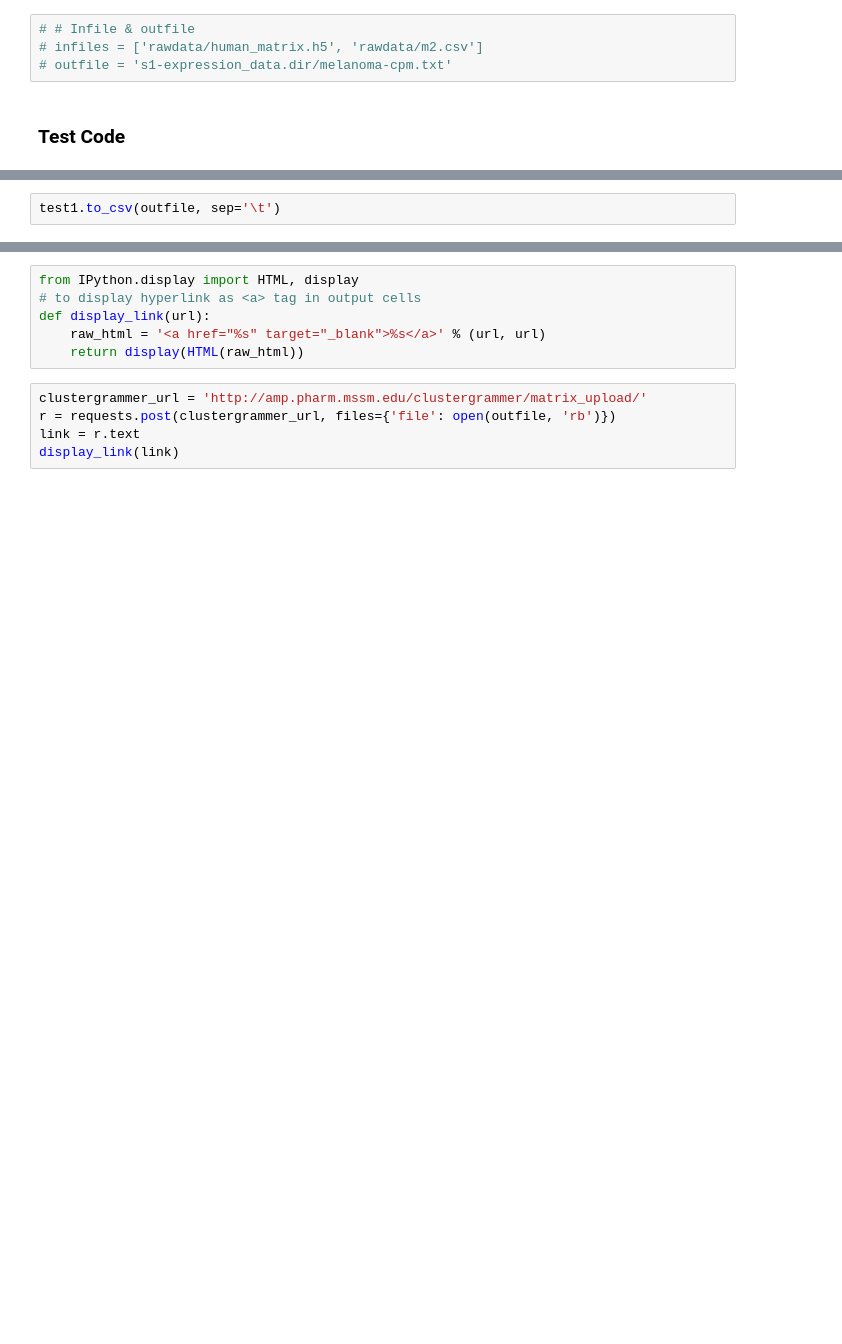
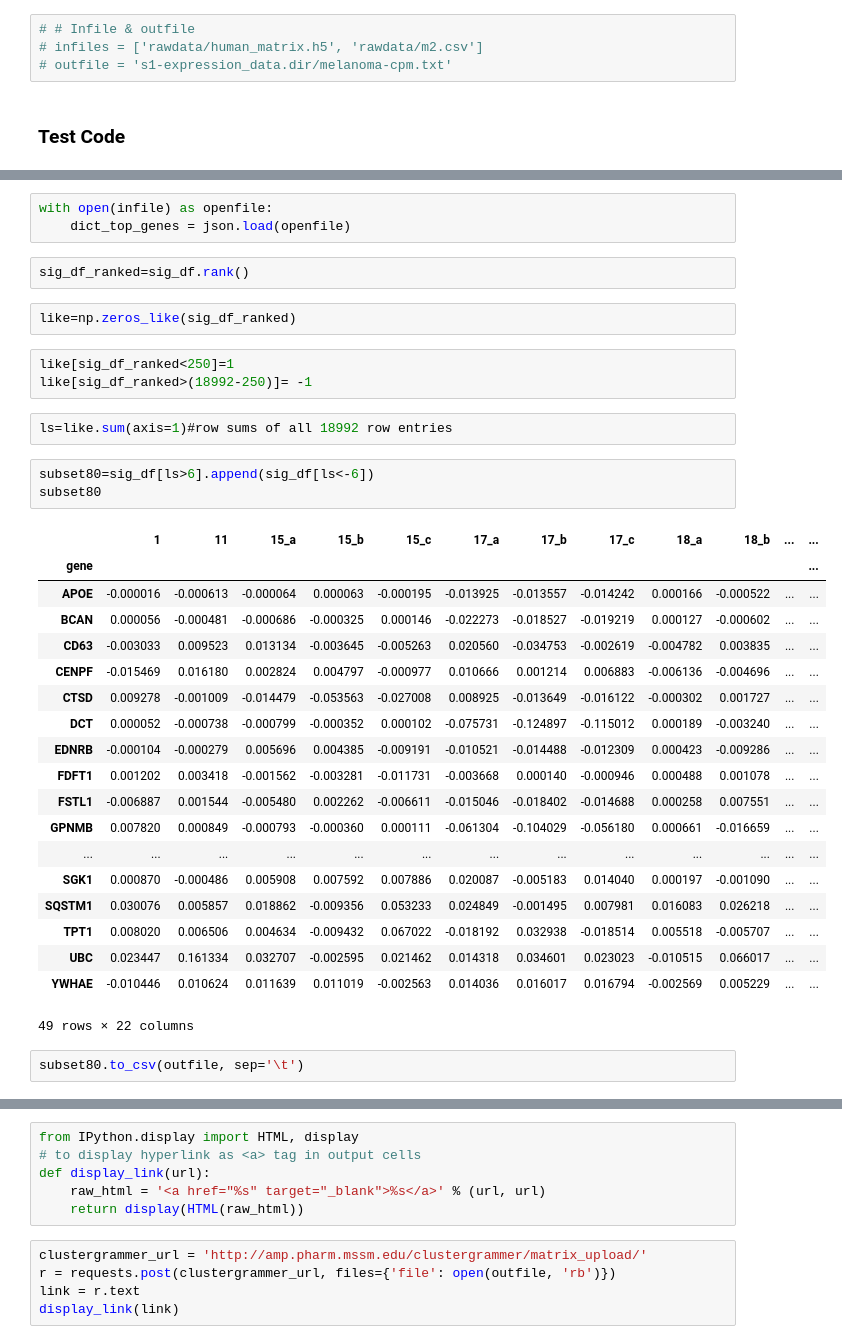
Before and after one commit to MaayanLab/human-melanoma-signature, a Jupyter notebook: pipeline/notebooks/Development.ipynb, the cells around one changed output, grey strips where cells are left out. Cells and saved outputs as stored; diff of their text form; blank space fills up the shorter version.

Commit message:
add funtion that's less stringent definition on 'intersection' genes

```diff
--- a/pipeline/notebooks/Development.ipynb
+++ b/pipeline/notebooks/Development.ipynb
@@ -152,2 +65,37 @@ test1
+# %%
+with open(infile) as openfile:
+    dict_top_genes = json.load(openfile)
+# %%
+sig_df_ranked=sig_df.rank()
+# %%
+like=np.zeros_like(sig_df_ranked)
+# %%
+like[sig_df_ranked<250]=1
+like[sig_df_ranked>(18992-250)]= -1
+# %%
+ls=like.sum(axis=1)#row sums of all 18992 row entries
+# %%
+subset80=sig_df[ls>6].append(sig_df[ls<-6])
+subset80
+# %% [output]
+|  | 1 | 11 | 15_a | 15_b | 15_c | 17_a | 17_b | 17_c | 18_a | 18_b | ... | ... |
+| gene |  |  |  |  |  |  |  |  |  |  |  | ... |
+| APOE | -0.000016 | -0.000613 | -0.000064 | 0.000063 | -0.000195 | -0.013925 | -0.013557 | -0.014242 | 0.000166 | -0.000522 | ... | ... |
+| BCAN | 0.000056 | -0.000481 | -0.000686 | -0.000325 | 0.000146 | -0.022273 | -0.018527 | -0.019219 | 0.000127 | -0.000602 | ... | ... |
+| CD63 | -0.003033 | 0.009523 | 0.013134 | -0.003645 | -0.005263 | 0.020560 | -0.034753 | -0.002619 | -0.004782 | 0.003835 | ... | ... |
+| CENPF | -0.015469 | 0.016180 | 0.002824 | 0.004797 | -0.000977 | 0.010666 | 0.001214 | 0.006883 | -0.006136 | -0.004696 | ... | ... |
+| CTSD | 0.009278 | -0.001009 | -0.014479 | -0.053563 | -0.027008 | 0.008925 | -0.013649 | -0.016122 | -0.000302 | 0.001727 | ... | ... |
+| DCT | 0.000052 | -0.000738 | -0.000799 | -0.000352 | 0.000102 | -0.075731 | -0.124897 | -0.115012 | 0.000189 | -0.003240 | ... | ... |
+| EDNRB | -0.000104 | -0.000279 | 0.005696 | 0.004385 | -0.009191 | -0.010521 | -0.014488 | -0.012309 | 0.000423 | -0.009286 | ... | ... |
+| FDFT1 | 0.001202 | 0.003418 | -0.001562 | -0.003281 | -0.011731 | -0.003668 | 0.000140 | -0.000946 | 0.000488 | 0.001078 | ... | ... |
+| FSTL1 | -0.006887 | 0.001544 | -0.005480 | 0.002262 | -0.006611 | -0.015046 | -0.018402 | -0.014688 | 0.000258 | 0.007551 | ... | ... |
+| GPNMB | 0.007820 | 0.000849 | -0.000793 | -0.000360 | 0.000111 | -0.061304 | -0.104029 | -0.056180 | 0.000661 | -0.016659 | ... | ... |
+| ... | ... | ... | ... | ... | ... | ... | ... | ... | ... | ... | ... | ... |
+| SGK1 | 0.000870 | -0.000486 | 0.005908 | 0.007592 | 0.007886 | 0.020087 | -0.005183 | 0.014040 | 0.000197 | -0.001090 | ... | ... |
+| SQSTM1 | 0.030076 | 0.005857 | 0.018862 | -0.009356 | 0.053233 | 0.024849 | -0.001495 | 0.007981 | 0.016083 | 0.026218 | ... | ... |
+| TPT1 | 0.008020 | 0.006506 | 0.004634 | -0.009432 | 0.067022 | -0.018192 | 0.032938 | -0.018514 | 0.005518 | -0.005707 | ... | ... |
+| UBC | 0.023447 | 0.161334 | 0.032707 | -0.002595 | 0.021462 | 0.014318 | 0.034601 | 0.023023 | -0.010515 | 0.066017 | ... | ... |
+| YWHAE | -0.010446 | 0.010624 | 0.011639 | 0.011019 | -0.002563 | 0.014036 | 0.016017 | 0.016794 | -0.002569 | 0.005229 | ... | ... |
+49 rows × 22 columns
 # %%
-test1.to_csv(outfile, sep='\t')
+subset80.to_csv(outfile, sep='\t')
```
Also changed, not shown: parts of 28 cells of this notebook, 1 other file.
